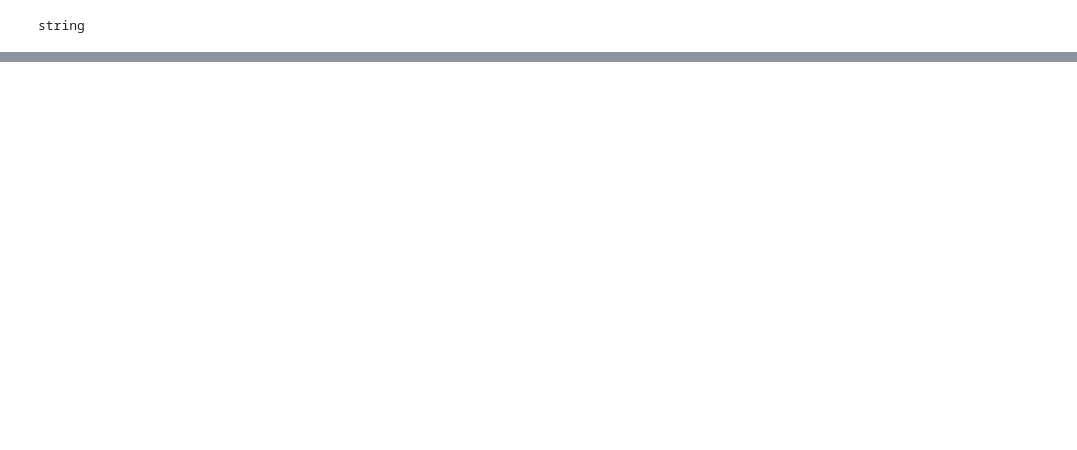
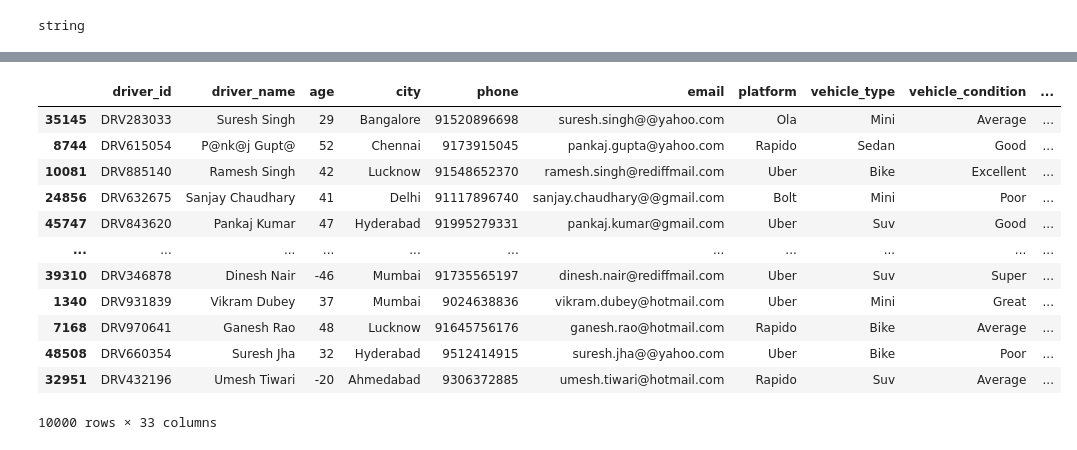
Before and after one commit to UgoChikezie2/Ugo_Chikezie_Project_Files, a Jupyter notebook: uber_rapido_driver_dirty.ipynb, the cells around one changed output, grey strips where cells are left out. Drawn from its saved outputs; the diff is of its cells as text; code cells hidden in the pictures; blank space fills up the shorter version.

Commit message:
Uber Rapido Drivers

```diff
--- a/uber_rapido_driver_dirty.ipynb
+++ b/uber_rapido_driver_dirty.ipynb
@@ -1064,0 +1130,4 @@ df['trip_completion_rate_%'] = df['trip_completion_rate_%'].str.lstrip('-')
+# %%
+## This converts the data type from object to string.
+df['interview_date'] = df['interview_date'].astype("string")
+print(df['interview_date'].dtype)
@@ -1064,0 +1136,24 @@ df['trip_completion_rate_%'] = df['trip_completion_rate_%'].str.lstrip('-')
+# %%
+df['interview_date'] = df['interview_date'].fillna('20 May 25')
+# %%
+## This code generates random date values for the onboarding column.
+
+import pandas as pd
+import numpy as np
+
+df['interview_date'] = pd.to_datetime(df['interview_date'], errors='coerce')
+
+start = pd.Timestamp("2021-01-01")
+end = pd.Timestamp("2024-08-11")
+
+mask = df["interview_date"].isna()
+
+df.loc[mask, "interview_date"] = pd.to_datetime(
+    np.random.randint(
+        start.value // 10**9,
+        end.value // 10**9,
+        size=mask.sum()
+    ),
+    unit="s"
+)
+df.sample(1000)
@@ -1064,0 +1220,4 @@ df['trip_completion_rate_%'] = df['trip_completion_rate_%'].str.lstrip('-')
+# %%
+# This converts the data type from object to string.
+df['communication_score_10'] = df['communication_score_10'].astype("string")
+print(df['communication_score_10'].dtype)
@@ -1064,0 +1261,16 @@ df['trip_completion_rate_%'] = df['trip_completion_rate_%'].str.lstrip('-')
+# %%
+df.sample(10000)
+# %% [output]
+|  | driver_id | driver_name | age | city | phone | email | platform | vehicle_type | vehicle_condition | ... |
+| 35145 | DRV283033 | Suresh Singh | 29 | Bangalore | 91520896698 | suresh.singh@@yahoo.com | Ola | Mini | Average | ... |
+| 8744 | DRV615054 | P@nk@j Gupt@ | 52 | Chennai | 9173915045 | pankaj.gupta@yahoo.com | Rapido | Sedan | Good | ... |
+| 10081 | DRV885140 | Ramesh Singh | 42 | Lucknow | 91548652370 | ramesh.singh@rediffmail.com | Uber | Bike | Excellent | ... |
+| 24856 | DRV632675 | Sanjay Chaudhary | 41 | Delhi | 91117896740 | sanjay.chaudhary@@gmail.com | Bolt | Mini | Poor | ... |
+| 45747 | DRV843620 | Pankaj Kumar | 47 | Hyderabad | 91995279331 | pankaj.kumar@gmail.com | Uber | Suv | Good | ... |
+| ... | ... | ... | ... | ... | ... | ... | ... | ... | ... | ... |
+| 39310 | DRV346878 | Dinesh Nair | -46 | Mumbai | 91735565197 | dinesh.nair@rediffmail.com | Uber | Suv | Super | ... |
+| 1340 | DRV931839 | Vikram Dubey | 37 | Mumbai | 9024638836 | vikram.dubey@hotmail.com | Uber | Mini | Great | ... |
+| 7168 | DRV970641 | Ganesh Rao | 48 | Lucknow | 91645756176 | ganesh.rao@hotmail.com | Rapido | Bike | Average | ... |
+| 48508 | DRV660354 | Suresh Jha | 32 | Hyderabad | 9512414915 | suresh.jha@@yahoo.com | Uber | Bike | Poor | ... |
+| 32951 | DRV432196 | Umesh Tiwari | -20 | Ahmedabad | 9306372885 | umesh.tiwari@hotmail.com | Rapido | Suv | Average | ... |
+10000 rows × 33 columns
```
Also changed, not shown: parts of 70 cells of this notebook.
